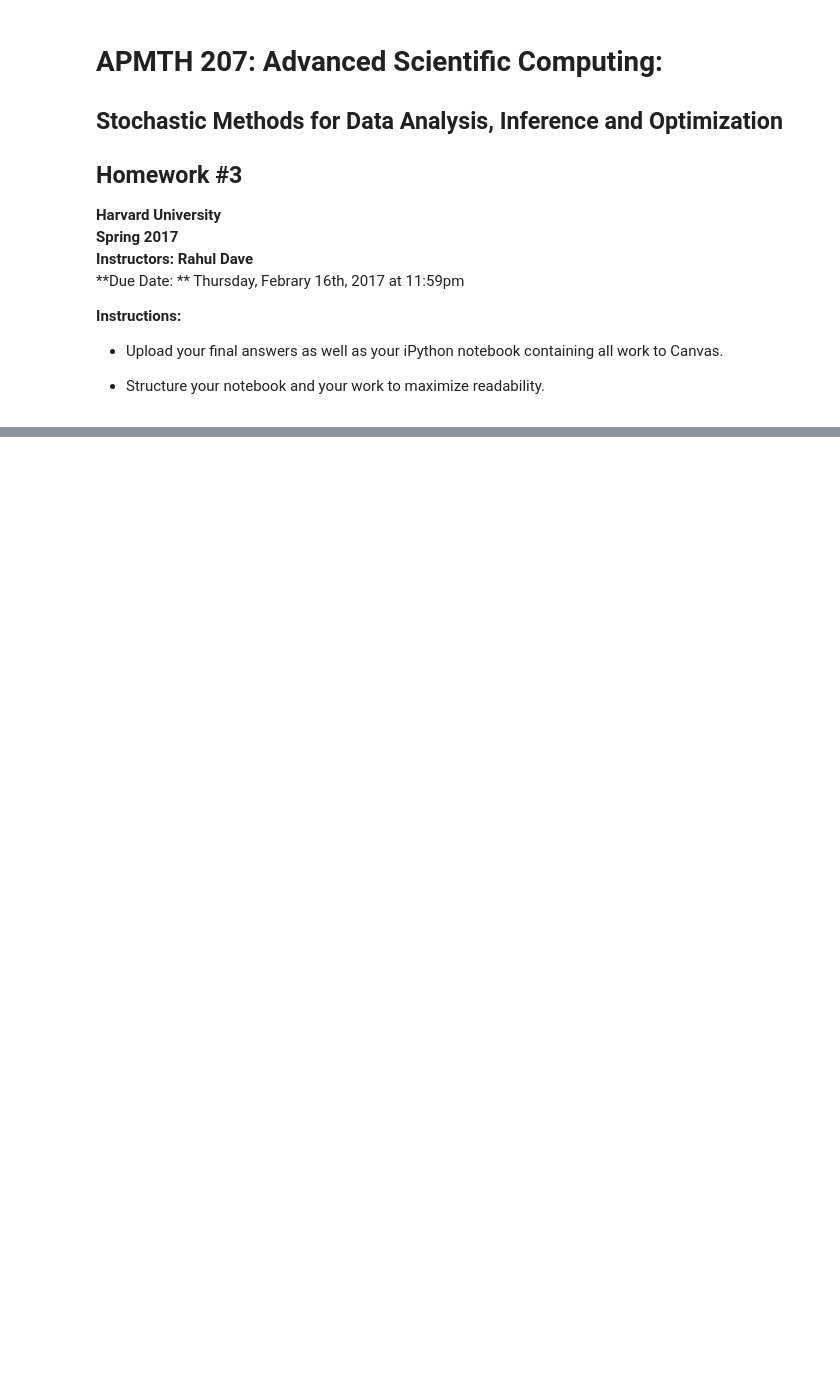
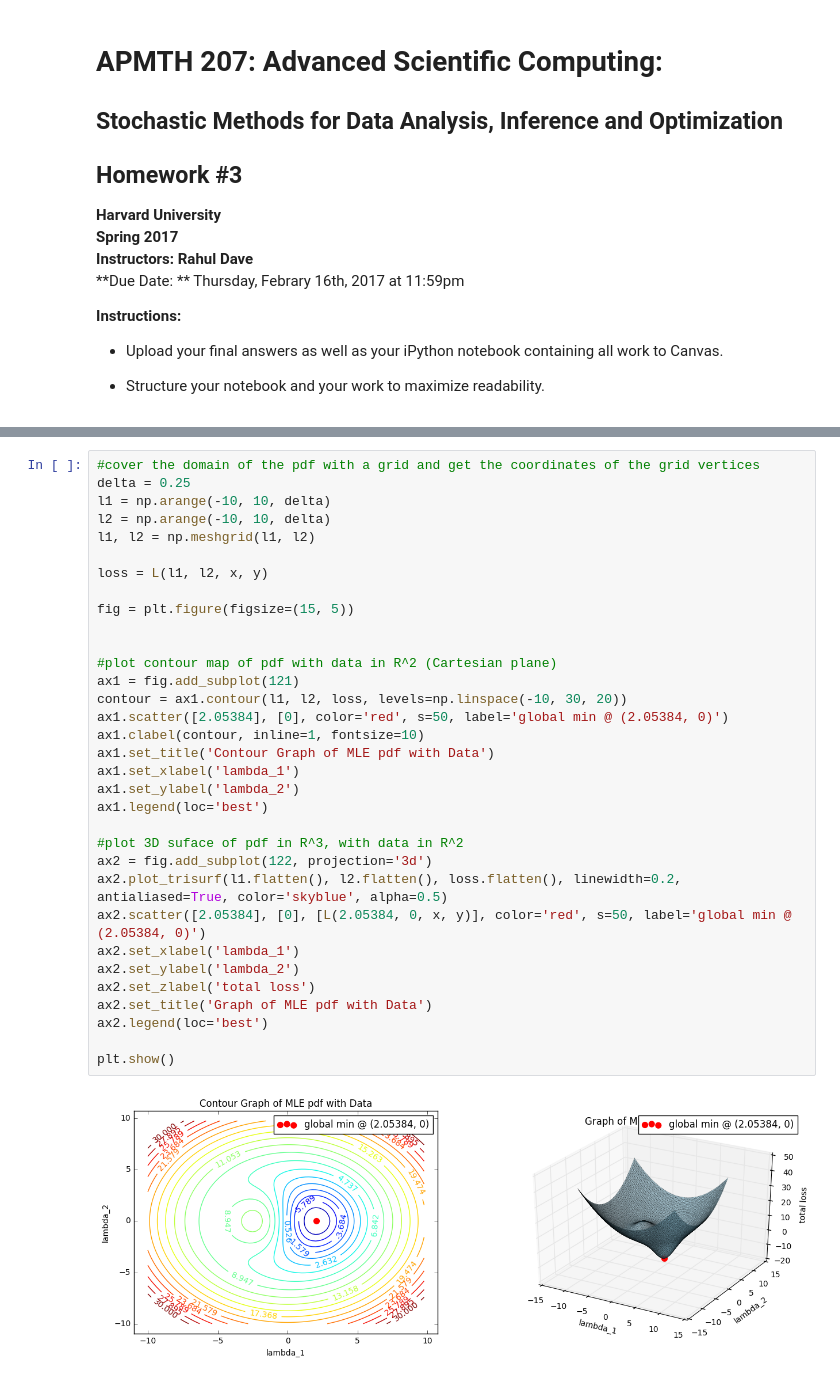
Before and after one commit to chengyeliu/2017HWs, a Jupyter notebook: HW3/AM207_HW3_Solutions.ipynb, the cells around one changed output, grey strips where cells are left out. Cells and saved outputs as stored; diff of their text form; blank space fills up the shorter version.

```diff
--- a/HW3/AM207_HW3_Solutions.ipynb
+++ b/HW3/AM207_HW3_Solutions.ipynb
@@ -193,0 +109,35 @@ precision to optimal params:  0.000997364712564
+# %%
+#cover the domain of the pdf with a grid and get the coordinates of the grid vertices
+delta = 0.25
+l1 = np.arange(-10, 10, delta)
+l2 = np.arange(-10, 10, delta)
+l1, l2 = np.meshgrid(l1, l2)
+
+loss = L(l1, l2, x, y)
+
+fig = plt.figure(figsize=(15, 5))
+
+
+#plot contour map of pdf with data in R^2 (Cartesian plane)
+ax1 = fig.add_subplot(121)
+contour = ax1.contour(l1, l2, loss, levels=np.linspace(-10, 30, 20))
+ax1.scatter([2.05384], [0], color='red', s=50, label='global min @ (2.05384, 0)')
+ax1.clabel(contour, inline=1, fontsize=10)
+ax1.set_title('Contour Graph of MLE pdf with Data')
+ax1.set_xlabel('lambda_1')
+ax1.set_ylabel('lambda_2')
+ax1.legend(loc='best')
+
+#plot 3D suface of pdf in R^3, with data in R^2
+ax2 = fig.add_subplot(122, projection='3d')
+ax2.plot_trisurf(l1.flatten(), l2.flatten(), loss.flatten(), linewidth=0.2, antialiased=True, color='skyblue', alpha=0.5)
+ax2.scatter([2.05384], [0], [L(2.05384, 0, x, y)], color='red', s=50, label='global min @ (2.05384, 0)')
+ax2.set_xlabel('lambda_1')
+ax2.set_ylabel('lambda_2')
+ax2.set_zlabel('total loss')
+ax2.set_title('Graph of MLE pdf with Data')
+ax2.legend(loc='best')
+
+plt.show()
+# %% [output]
+[figure, added]
```
Also changed, not shown: parts of 43 cells of this notebook.
